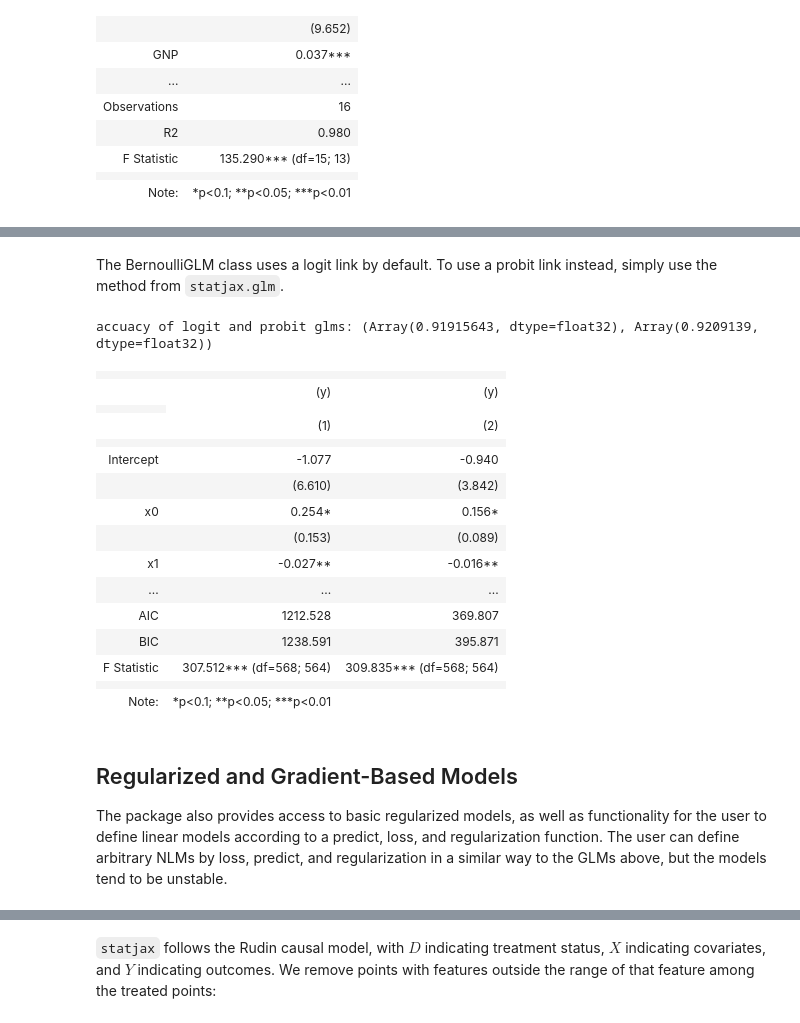
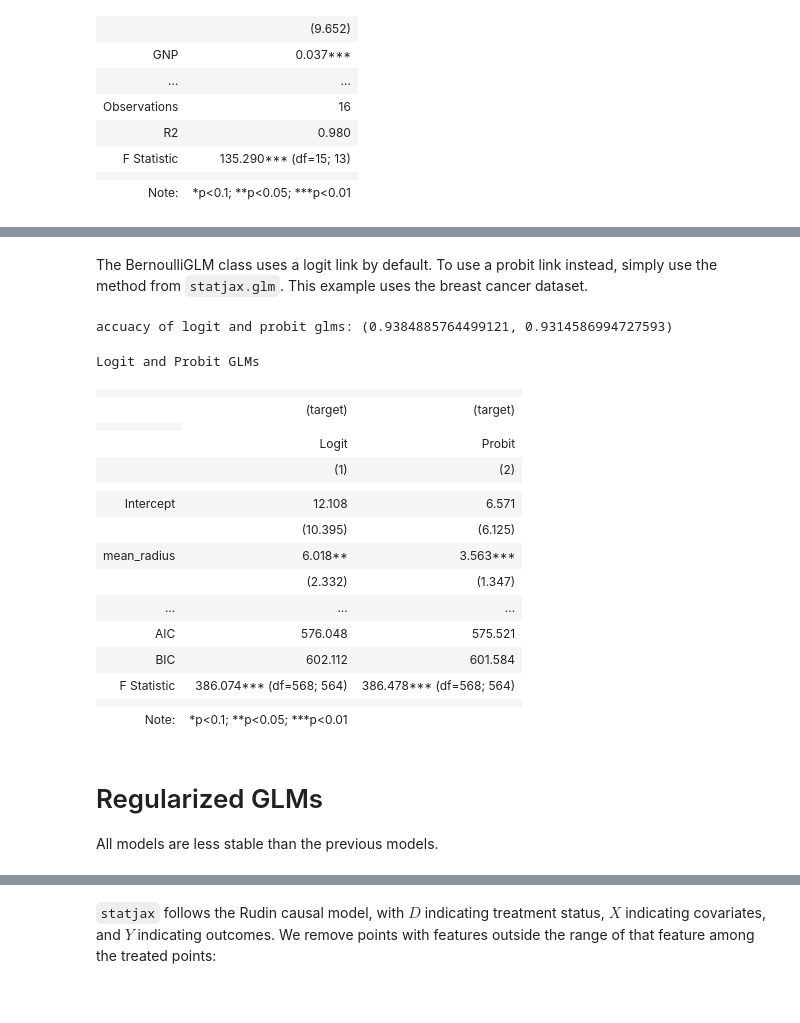
Before and after one commit to samuelcaronnajones/statjax, a Jupyter notebook: demo.ipynb, the cells around one changed output, grey strips where cells are left out. Drawn from its saved outputs; the diff is of its cells as text; code cells hidden in the pictures.

```diff
--- a/demo.ipynb
+++ b/demo.ipynb
@@ -240,36 +305,53 @@ Poisson with inverse link and Inverse Gaussian with identity link GLM Comparison
 # %% [markdown]
-The BernoulliGLM class uses a logit link by default. To use a probit link instead, simply use the method from `statjax.glm`.
+The BernoulliGLM class uses a logit link by default. To use a probit link instead, simply use the method from `statjax.glm`. This example uses the breast cancer dataset.
 # %%
-
-from statjax.glm import BernoulliGLM, probit_link
+from statjax.glm import BernoulliGLM
 
 import sklearn.datasets
-X2, y2 = sklearn.datasets.load_breast_cancer(return_X_y=True)
-X2= X2[:, [2,3,6,7,8]]
+X2, y2 = sklearn.datasets.load_breast_cancer(return_X_y=True, as_frame=True)
+X2= X2[X2.columns[list(range(5))]]
 
 logit_glm = BernoulliGLM().fit(X2,y2)
-probit_glm = BernoulliGLM(link = probit_link).fit(X2,y2)
+probit_glm = BernoulliGLM(link = sj.glm.probit_link).fit(X2,y2)
 print(f"accuacy of logit and probit glms: {((((logit_glm.predict(X2)) > .5) == y2).mean(), ((probit_glm.predict((X2)) > .5) == y2).mean())}")
-sj.RegressionTable([logit_glm, probit_glm])
+
+propensity_table = sj.RegressionTable([logit_glm, probit_glm])
+propensity_table.custom_columns(["Logit", "Probit"])
+propensity_table.title("Logit and Probit GLMs")
+display(propensity_table)
 # %% [output]
-accuacy of logit and probit glms: (Array(0.91915643, dtype=float32), Array(0.9209139, dtype=float32))
+accuacy of logit and probit glms: (0.9384885764499121, 0.9314586994727593)
+Logit and Probit GLMs
 |  |  |  |
-|  | (y) | (y) |
+|  | (target) | (target) |
 |  |
+|  | Logit | Probit |
 |  | (1) | (2) |
 |  |  |  |
-| Intercept | -1.077 | -0.940 |
-|  | (6.610) | (3.842) |
-| x0 | 0.254* | 0.156* |
-|  | (0.153) | (0.089) |
-| x1 | -0.027** | -0.016** |
+| Intercept | 12.108 | 6.571 |
+|  | (10.395) | (6.125) |
+| mean_radius | 6.018** | 3.563*** |
+|  | (2.332) | (1.347) |
 | ... | ... | ... |
-| AIC | 1212.528 | 369.807 |
-| BIC | 1238.591 | 395.871 |
-| F Statistic | 307.512*** (df=568; 564) | 309.835*** (df=568; 564) |
+| AIC | 576.048 | 575.521 |
+| BIC | 602.112 | 601.584 |
+| F Statistic | 386.074*** (df=568; 564) | 386.478*** (df=568; 564) |
 |  |  |  |
 | Note: | *p<0.1; **p<0.05; ***p<0.01 |  |
 # %% [markdown]
-## Regularized and Gradient-Based Models
+# Regularized GLMs
 
+All models are less stable than the previous models.
+<!--
 The package also provides access to basic regularized models, as well as functionality for the user to define linear models according to a predict, loss, and regularization function. The user can define arbitrary NLMs by loss, predict, and regularization in a similar way to the GLMs above, but the models tend to be unstable.
+
+# import sklearn.datasets
+# from src.statjax.nlm import ElasticNet, LASSO
+# from src.statjax import Ridge
+
+# X,y = sklearn.datasets.load_diabetes(return_X_y=True, as_frame=True)
+# r = sj.RegressionTable([ sj.OLS().fit(X,y), NormalGLM().fit(X,y), ElasticNet(100,100).fit(X,y), Ridge(100).fit(X,y), ElasticNet(0,100).fit(X,y), LASSO(100).fit(X,y)])
+# r.custom_columns(["OLS", "Normal GLM", "ElasticNet", "Ridge (Analytic)", "Ridge (Gradient)", "LASSO"])
+# display(r)
+
+-->
```
Also changed, not shown: parts of 45 cells of this notebook.
